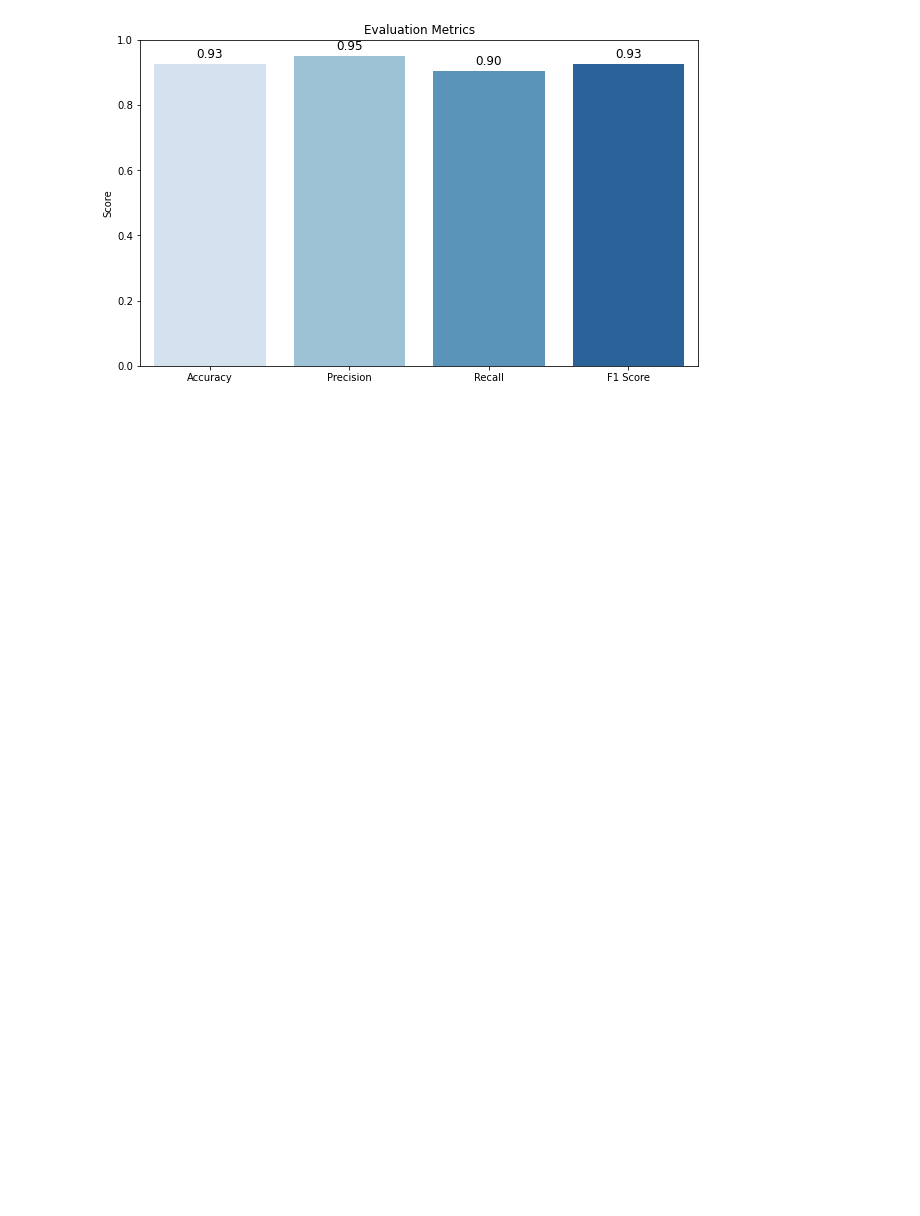
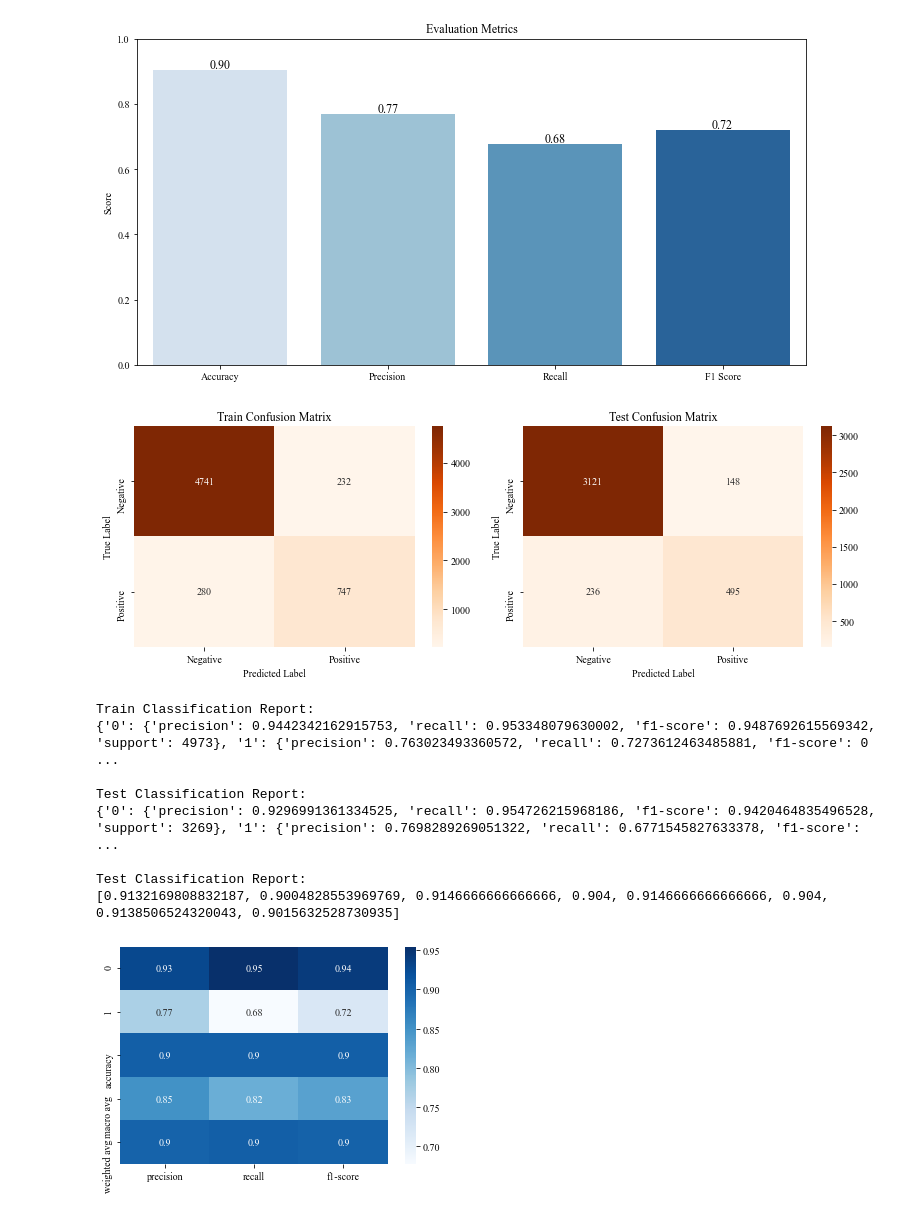
Before and after one commit to nilayamkamila/block-chain-intelligent-machine, a Jupyter notebook: block-chain-machine-learning/block-chain/block-chain-data-classification-model.ipynb, the cells around one changed output. Saved outputs shown, nothing was run; the diff lists cells and outputs as text; code cells hidden in the pictures; blank space fills up the shorter version.

```diff
--- a/block-chain-machine-learning/block-chain/block-chain-data-classification-model.ipynb
+++ b/block-chain-machine-learning/block-chain/block-chain-data-classification-model.ipynb
@@ -1,3 +1,27 @@
+# %%
+def evaluate_compare_model(model, x_test, y_test):
+    from sklearn import metrics
+
+    # Predict Test Data
+    y_pred = model.predict(x_test)
+
+    # Calculate accuracy, precision, recall, f1-score, and kappa score
+    acc = metrics.accuracy_score(y_test, y_pred)
+    prec = metrics.precision_score(y_test, y_pred)
+    rec = metrics.recall_score(y_test, y_pred)
+    f1 = metrics.f1_score(y_test, y_pred)
+    kappa = metrics.cohen_kappa_score(y_test, y_pred)
+
+    # Calculate area under curve (AUC)
+    y_pred_proba = model.predict_proba(x_test)[::,1]
+    fpr, tpr, _ = metrics.roc_curve(y_test, y_pred_proba)
+    auc = metrics.roc_auc_score(y_test, y_pred_proba)
+
+    # Display confussion matrix
+    cm = metrics.confusion_matrix(y_test, y_pred)
+
+    return {'acc': acc, 'prec': prec, 'rec': rec, 'f1': f1, 'kappa': kappa,
+            'fpr': fpr, 'tpr': tpr, 'auc': auc, 'cm': cm}
 # %%
 # Step 1: Import Libraries
 import pandas as pd
@@ -7,10 +31,12 @@ from sklearn.tree import DecisionTreeClassifier, plot_tree
 from sklearn.metrics import accuracy_score, precision_score, recall_score, f1_score, classification_report, confusion_matrix
 import matplotlib.pyplot as plt
 import seaborn as sns
+plt.rcParams["font.family"] = "Times New Roman"
+score = pd.DataFrame(index = ['Precision Train', 'Precision Test','Recall Train','Recall Test','Accuracy Train', 'Accuracy Test', 'F1 macro Train', 'F1 macro Test'])
 
 # Step 2: Load the Dataset
 # Replace 'BNB-USD.csv' with your dataset file
-data = pd.read_csv('data/blockchain-kinesis-data-stream-realtime.csv')
+data = pd.read_csv('https://raw.githubusercontent.com/nilayamkamila/block-chain-intelligent-machine/refs/heads/main/block-chain-machine-learning/block-chain/data/blockchain-kinesis-data-stream-realtime_10000')
 
 # Step 3: Data Exploration
 print(data.head())  # Display the first 5 rows
@@ -21,7 +47,13 @@ print(data.info())  # Check for missing values and data types
 # data['Date'] = pd.to_datetime(data['Date'])
 
 # Create a target column: Price_Change (1 for increase, 0 for decrease)
-data['tokenTrusted'] = (data['closingValue'] > data['openingValue']).astype(int)
+#data['tokenTrusted'] = (data['closingValue'] > data['openingValue']).astype(int)
+data['tokenTrusted'] = ((data['closingValue'] > data['openingValue'])
+                        & (data['highestValue'] > data['lowestValue'])
+                        &(data['adjClose'] > 0.6)
+                        &(data['volumeStocks'] > 75000)
+                        &(data['userCreditRating'] > 0.25)).astype(int)
+#data['tokenTrusted'] = (data['highestValue'] > data['lowestValue']).astype(int)
 
 # Select features (X) and target (y)
 X = data[['openingValue','closingValue','highestValue','lowestValue','volumeStocks','userFollowers','userFriends','userCreditRating'
@@ -32,7 +64,7 @@ y = data['tokenTrusted']  # Target variable
 X.fillna(method='ffill', inplace=True)
 
 # Split the dataset into training and testing sets
-X_train, X_test, y_train, y_test = train_test_split(X, y, test_size=0.2, random_state=42)
+X_train, X_test, y_train, y_test = train_test_split(X, y, test_size=0.4, random_state=42)
 
 # Step 5: Train the Decision Tree Classifier
 classifier = DecisionTreeClassifier(criterion='gini', max_depth=5, random_state=42)
@@ -98,20 +194,33 @@ NameError: name 'y_test' is not defined
 # %%
 # Import seaborn and matplotlib
 import seaborn as sns
 import matplotlib.pyplot as plt
 
 # Define the metrics and their values
 metrics = ['Accuracy', 'Precision', 'Recall', 'F1 Score']
 values = [accuracy, precision, recall, f1]
 
 # Plot the bar chart
-plt.figure(figsize=(10, 6))
+plt.figure(figsize=(12, 6))
 sns.barplot(x=metrics, y=values, palette='Blues')  # Use a valid palette
 plt.title('Evaluation Metrics')
 plt.ylabel('Score')
 plt.ylim(0, 1)  # Limit y-axis to valid metric range
 for i, v in enumerate(values):
-    plt.text(i, v + 0.02, f"{v:.2f}", ha='center', fontsize=12)  # Add value labels above bars
+    plt.text(i, v + 0.005, f"{v:.2f}", ha='center', fontsize=12)  # Add value labels above bars
 plt.show()
+dt_score = evaluate_model(classifier, X_train, X_test, y_train, y_test)
+dt_compare_model_score=evaluate_compare_model(classifier, X_test, y_test)
+score['Decision Tree'] = dt_score
 # %% [output]
-[figure, old version]
+[figure, new version]
+[figure, added]
+Train Classification Report:
+{'0': {'precision': 0.9442342162915753, 'recall': 0.953348079630002, 'f1-score': 0.9487692615569342, 'support': 4973}, '1': {'precision': 0.763023493360572, 'recall': 0.7273612463485881, 'f1-score': 0 ...
+
+Test Classification Report:
+{'0': {'precision': 0.9296991361334525, 'recall': 0.954726215968186, 'f1-score': 0.9420464835496528, 'support': 3269}, '1': {'precision': 0.7698289269051322, 'recall': 0.6771545827633378, 'f1-score':  ...
+
+Test Classification Report:
+[0.9132169808832187, 0.9004828553969769, 0.9146666666666666, 0.904, 0.9146666666666666, 0.904, 0.9138506524320043, 0.9015632528730935]
+[figure, added]
```
Also changed, not shown: parts of 13 cells of this notebook.
